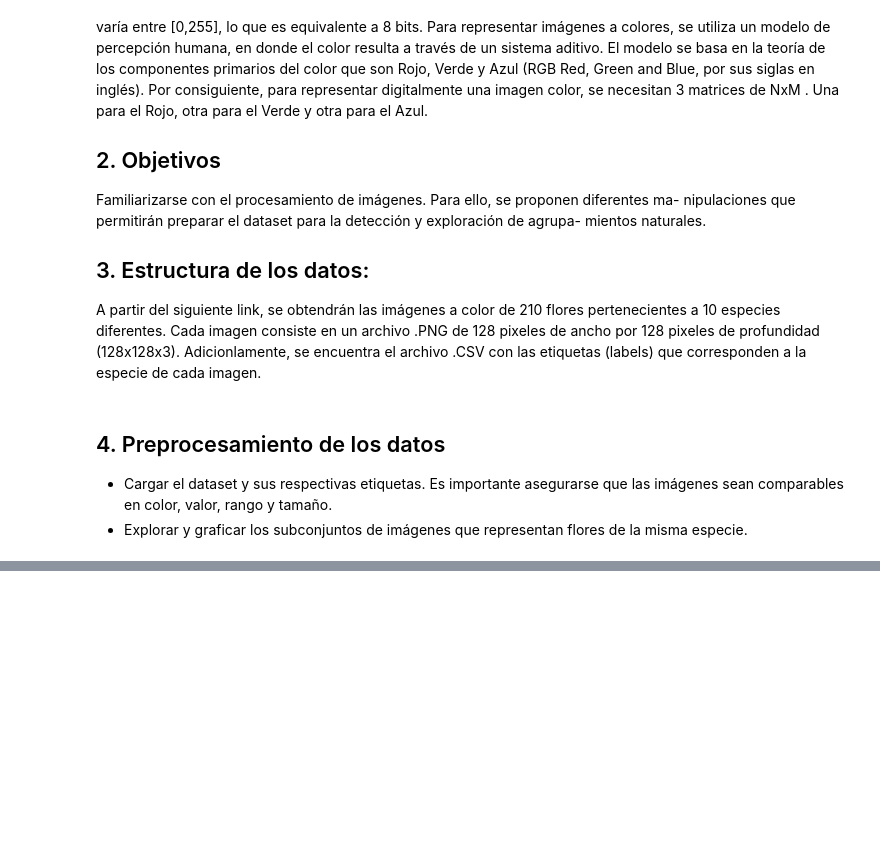
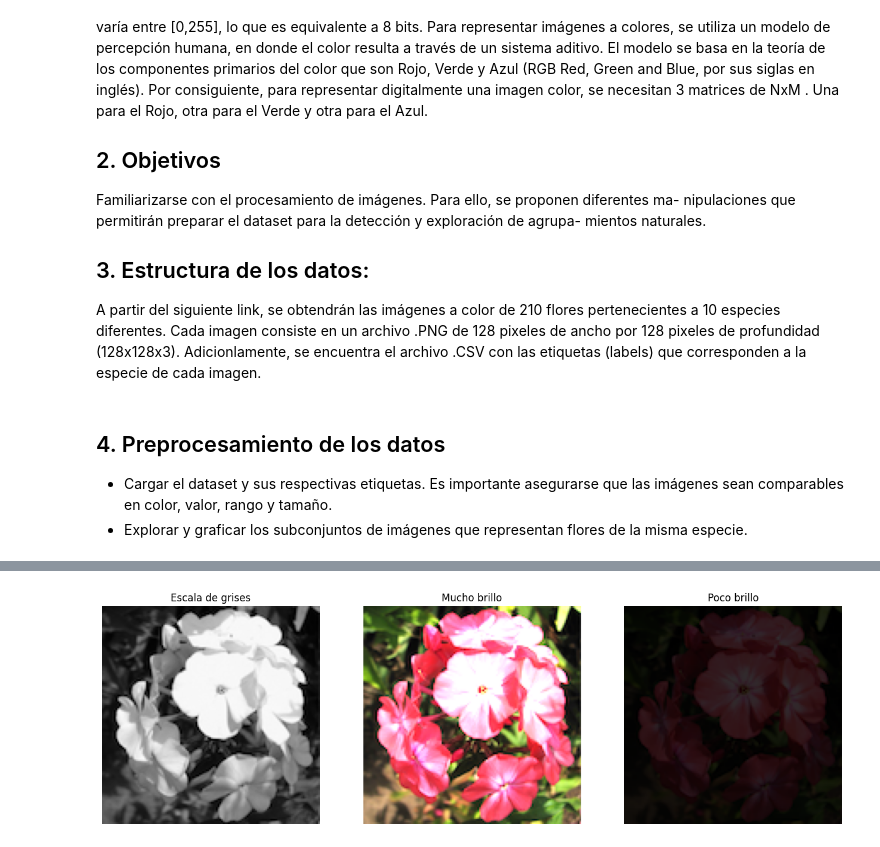
Before and after one commit to MasterUBA-DM-KD/DM_CyT, a Jupyter notebook: notebooks/TP1/preTP1.ipynb, the cells around one changed output, grey strips where cells are left out. Cells and saved outputs as stored; diff of their text form; code cells hidden in the pictures; blank space fills up the shorter version.

```diff
--- a/notebooks/TP1/preTP1.ipynb
+++ b/notebooks/TP1/preTP1.ipynb
@@ -52,0 +47,21 @@ import pandas as pd
+# %%
+fig, axes = plt.subplots(1, 3, sharey=True, sharex=True, figsize=(16, 9))
+
+image_ = Image.open(images[0])
+bright_enhancer = ImageEnhance.Brightness(image_)
+image_gray = np.array(image_)[:,:,0]
+
+axes[0].imshow(image_gray, cmap="gray")
+axes[1].imshow(bright_enhancer.enhance(2.0))
+axes[2].imshow(bright_enhancer.enhance(0.2))
+
+axes[0].set_title("Escala de grises")
+axes[1].set_title("Mucho brillo")
+axes[2].set_title("Poco brillo")
+
+axes[0].axis('off')
+axes[1].axis('off')
+axes[2].axis('off')
+plt.show()
+# %% [output]
+[figure, added]
```
Also changed, not shown: parts of 17 cells of this notebook.
